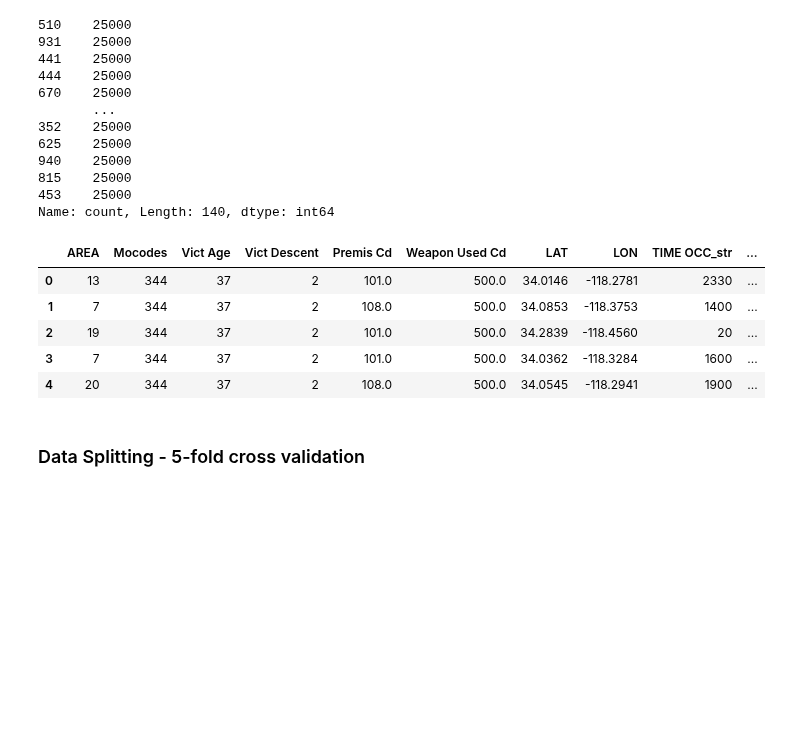
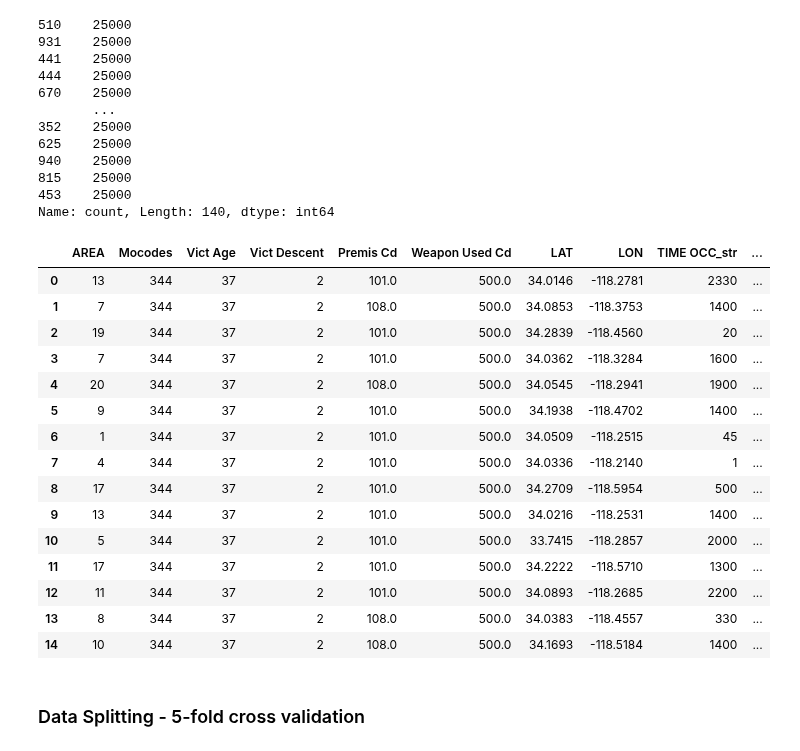
Before and after one commit to jasmrntha/tgp1-pap-c, a Jupyter notebook: tgp2-klasifikasi.ipynb, the cells around one changed output. Drawn from its saved outputs; the diff is of its cells as text; code cells hidden in the pictures; blank space fills up the shorter version.

```diff
--- a/tgp2-klasifikasi.ipynb
+++ b/tgp2-klasifikasi.ipynb
@@ -672,14 +668,24 @@ print(y_balanced.value_counts())
 453    25000
 Name: count, Length: 140, dtype: int64
 # %%
-X_balanced.head()
+X_balanced.head(15)
 # %% [output]
 |  | AREA | Mocodes | Vict Age | Vict Descent | Premis Cd | Weapon Used Cd | LAT | LON | TIME OCC_str | ... |
 | 0 | 13 | 344 | 37 | 2 | 101.0 | 500.0 | 34.0146 | -118.2781 | 2330 | ... |
 | 1 | 7 | 344 | 37 | 2 | 108.0 | 500.0 | 34.0853 | -118.3753 | 1400 | ... |
 | 2 | 19 | 344 | 37 | 2 | 101.0 | 500.0 | 34.2839 | -118.4560 | 20 | ... |
 | 3 | 7 | 344 | 37 | 2 | 101.0 | 500.0 | 34.0362 | -118.3284 | 1600 | ... |
 | 4 | 20 | 344 | 37 | 2 | 108.0 | 500.0 | 34.0545 | -118.2941 | 1900 | ... |
+| 5 | 9 | 344 | 37 | 2 | 101.0 | 500.0 | 34.1938 | -118.4702 | 1400 | ... |
+| 6 | 1 | 344 | 37 | 2 | 101.0 | 500.0 | 34.0509 | -118.2515 | 45 | ... |
+| 7 | 4 | 344 | 37 | 2 | 101.0 | 500.0 | 34.0336 | -118.2140 | 1 | ... |
+| 8 | 17 | 344 | 37 | 2 | 101.0 | 500.0 | 34.2709 | -118.5954 | 500 | ... |
+| 9 | 13 | 344 | 37 | 2 | 101.0 | 500.0 | 34.0216 | -118.2531 | 1400 | ... |
+| 10 | 5 | 344 | 37 | 2 | 101.0 | 500.0 | 33.7415 | -118.2857 | 2000 | ... |
+| 11 | 17 | 344 | 37 | 2 | 101.0 | 500.0 | 34.2222 | -118.5710 | 1300 | ... |
+| 12 | 11 | 344 | 37 | 2 | 101.0 | 500.0 | 34.0893 | -118.2685 | 2200 | ... |
+| 13 | 8 | 344 | 37 | 2 | 108.0 | 500.0 | 34.0383 | -118.4557 | 330 | ... |
+| 14 | 10 | 344 | 37 | 2 | 108.0 | 500.0 | 34.1693 | -118.5184 | 1400 | ... |
 # %% [markdown]
 ### Data Splitting - 5-fold cross validation
 # %%
```
Also changed, not shown: parts of 4 cells of this notebook.
